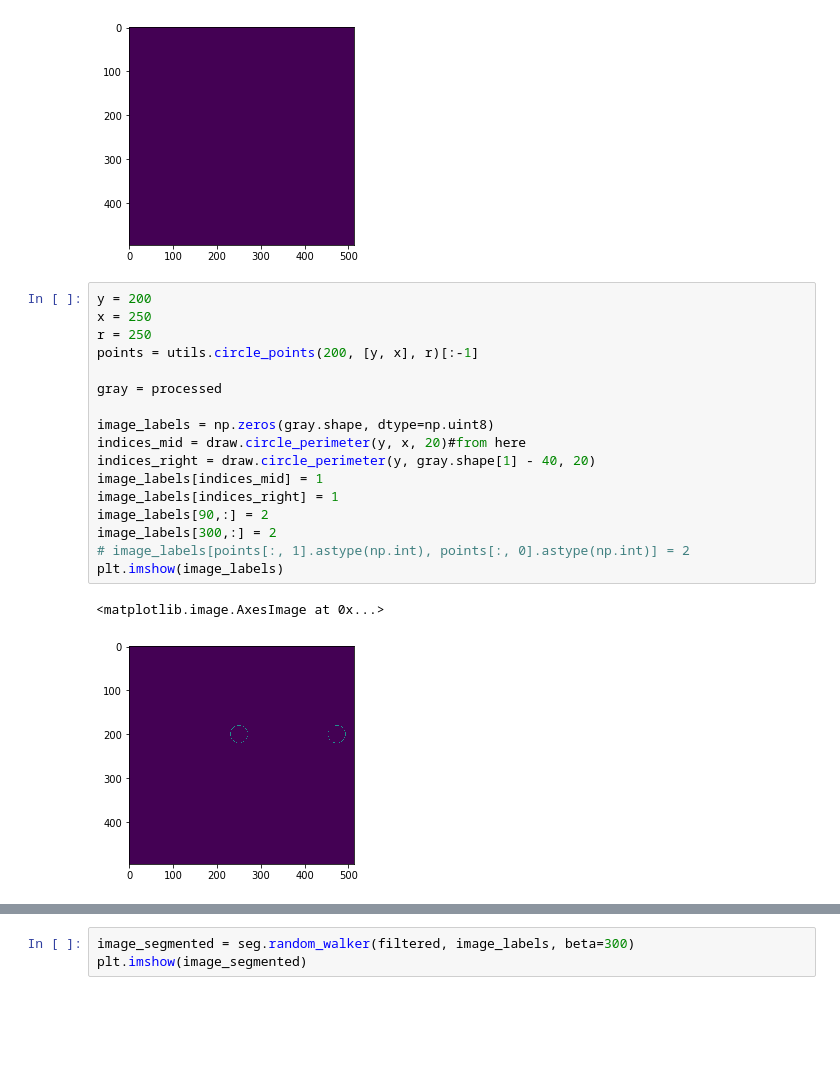
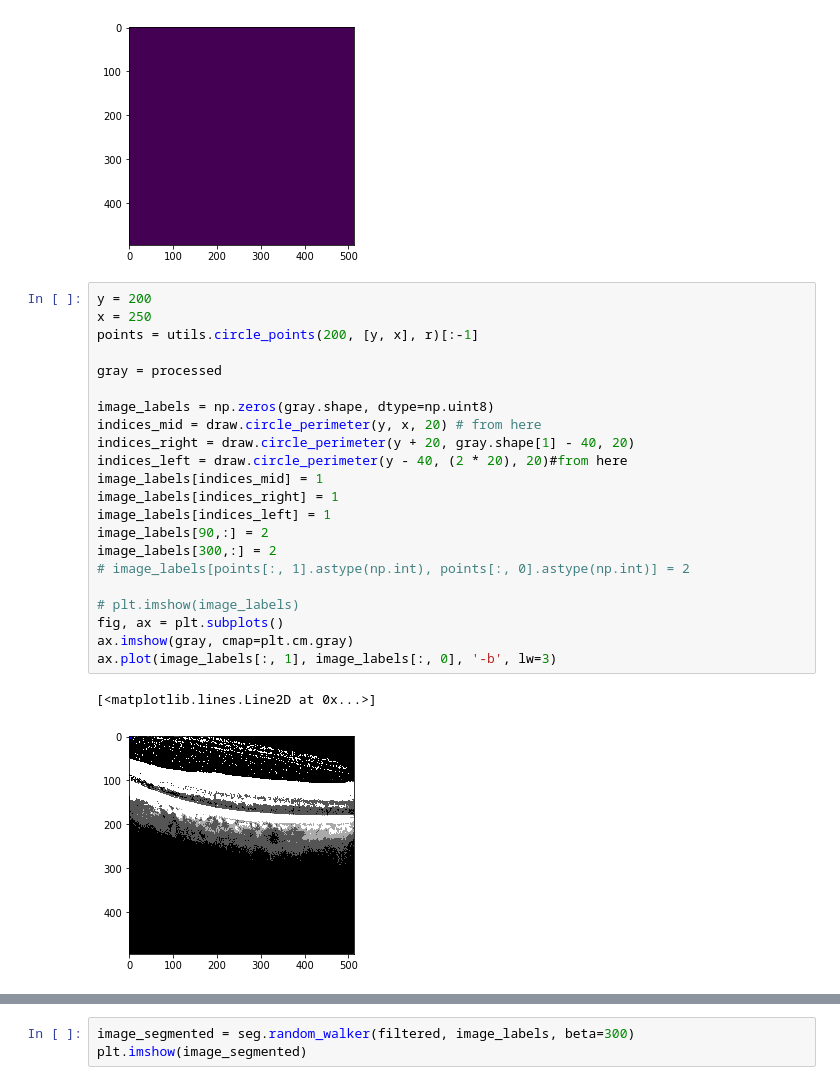
Before and after one commit to tanhakabir/OCTImagePrediction, a Jupyter notebook: Notebook.ipynb, the cells around one changed output, grey strips where cells are left out. Drawn from its saved outputs; the diff is of its cells as text; blank space fills up the shorter version.

```diff
--- a/Notebook.ipynb
+++ b/Notebook.ipynb
@@ -99,23 +115,28 @@ plt.imshow(labels)
 # %%
 y = 200
 x = 250
-r = 250
 points = utils.circle_points(200, [y, x], r)[:-1]
 
 gray = processed
 
 image_labels = np.zeros(gray.shape, dtype=np.uint8)
-indices_mid = draw.circle_perimeter(y, x, 20)#from here
-indices_right = draw.circle_perimeter(y, gray.shape[1] - 40, 20)
+indices_mid = draw.circle_perimeter(y, x, 20) # from here
+indices_right = draw.circle_perimeter(y + 20, gray.shape[1] - 40, 20)
+indices_left = draw.circle_perimeter(y - 40, (2 * 20), 20)#from here
 image_labels[indices_mid] = 1
 image_labels[indices_right] = 1
+image_labels[indices_left] = 1
 image_labels[90,:] = 2
 image_labels[300,:] = 2
 # image_labels[points[:, 1].astype(np.int), points[:, 0].astype(np.int)] = 2
-plt.imshow(image_labels)
+
+# plt.imshow(image_labels)
+fig, ax = plt.subplots()
+ax.imshow(gray, cmap=plt.cm.gray)
+ax.plot(image_labels[:, 1], image_labels[:, 0], '-b', lw=3)
 # %% [output]
-<matplotlib.image.AxesImage at 0x...>
+[<matplotlib.lines.Line2D at 0x...>]
-[figure, old version]
+[figure, new version]
 # %%
 image_segmented = seg.random_walker(processed, image_labels)
 plt.imshow(image_segmented)
```
Also changed, not shown: parts of 5 cells of this notebook, 15 other files.
